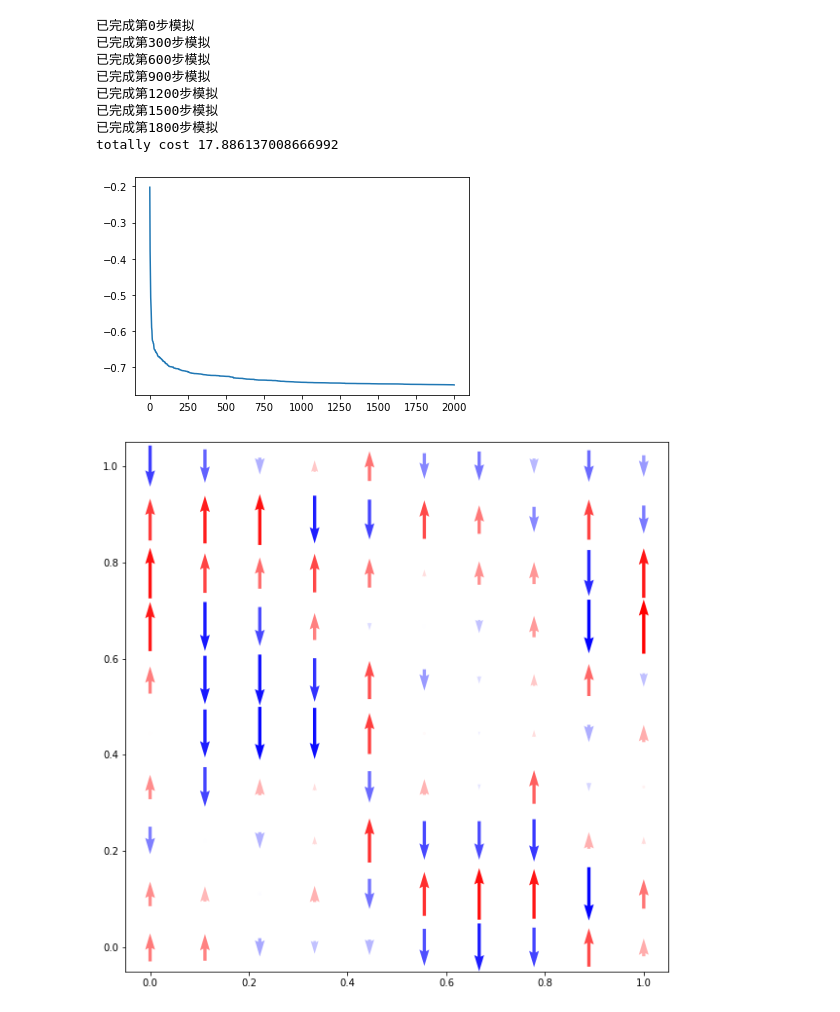
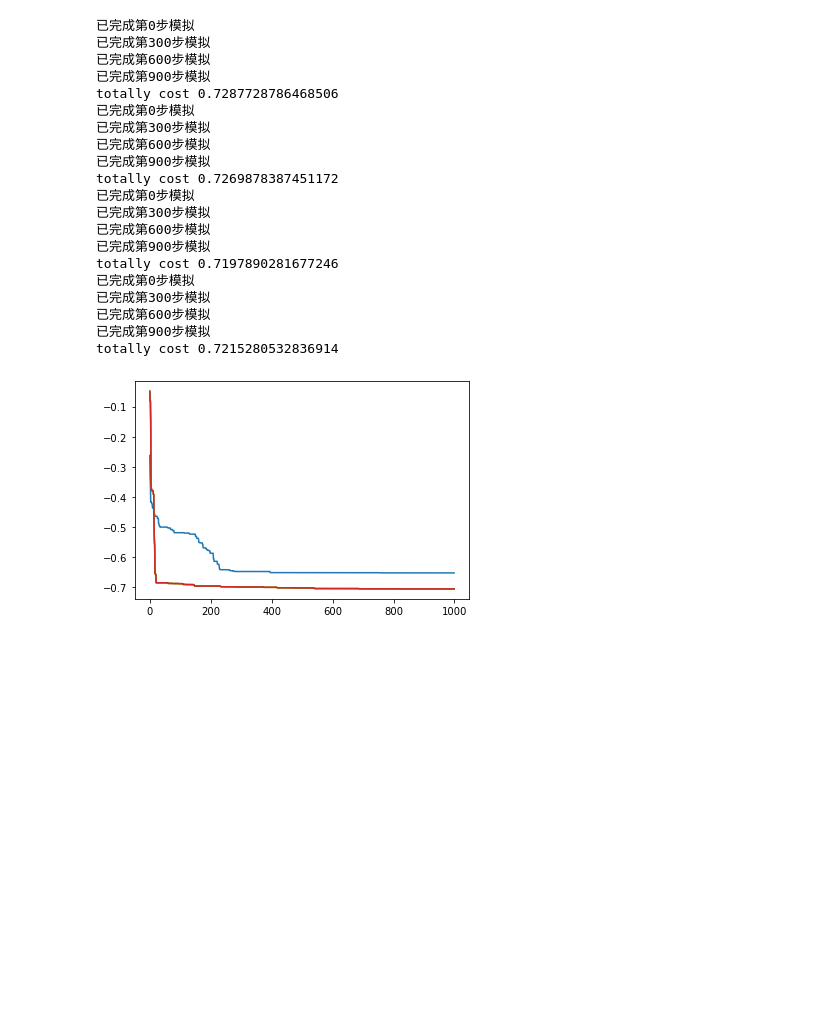
Before and after one commit to Yibo-Zhang/ising_model, a Jupyter notebook: python/heisenberg/Untitled.ipynb, the cells around one changed output. Saved outputs shown, nothing was run; the diff lists cells and outputs as text; code cells hidden in the pictures; blank space fills up the shorter version.

```diff
--- a/python/heisenberg/Untitled.ipynb
+++ b/python/heisenberg/Untitled.ipynb
@@ -31,16 +4,0 @@ totally cost 17.636759042739868
-# %%
-Energy,config,alpha  = new_direction_simulation(grid_size = 10, step=2000,lamda=0)
-average_energy = [i/100 for i in Energy]
-plt.plot(average_energy)
-plot_spin_z(config)
-# %% [output]
-已完成第0步模拟
-已完成第300步模拟
-已完成第600步模拟
-已完成第900步模拟
-已完成第1200步模拟
-已完成第1500步模拟
-已完成第1800步模拟
-totally cost 17.886137008666992
-[figure, removed]
-[figure, removed]
@@ -64,0 +5,31 @@ totally cost 17.886137008666992
+# %%
+perturbation_mode_1 = Perturbation_model(N=3,step=1000)
+perturbation_mode_1.simulation()
+perturbation_mode_2 = Perturbation_model(N=3,step=1000)
+perturbation_mode_2.simulation()
+perturbation_mode_3 = Perturbation_model(N=3,step=1000)
+perturbation_mode_3.simulation()
+perturbation_mode_4 = Perturbation_model(N=3,step=1000)
+perturbation_mode_4.simulation()
+# %% [output]
+已完成第0步模拟
+已完成第300步模拟
+已完成第600步模拟
+已完成第900步模拟
+totally cost 0.7287728786468506
+已完成第0步模拟
+已完成第300步模拟
+已完成第600步模拟
+已完成第900步模拟
+totally cost 0.7269878387451172
+已完成第0步模拟
+已完成第300步模拟
+已完成第600步模拟
+已完成第900步模拟
+totally cost 0.7197890281677246
+已完成第0步模拟
+已完成第300步模拟
+已完成第600步模拟
+已完成第900步模拟
+totally cost 0.7215280532836914
+[figure, added]
```
Also changed, not shown: parts of 6 cells of this notebook, 2 other files.
